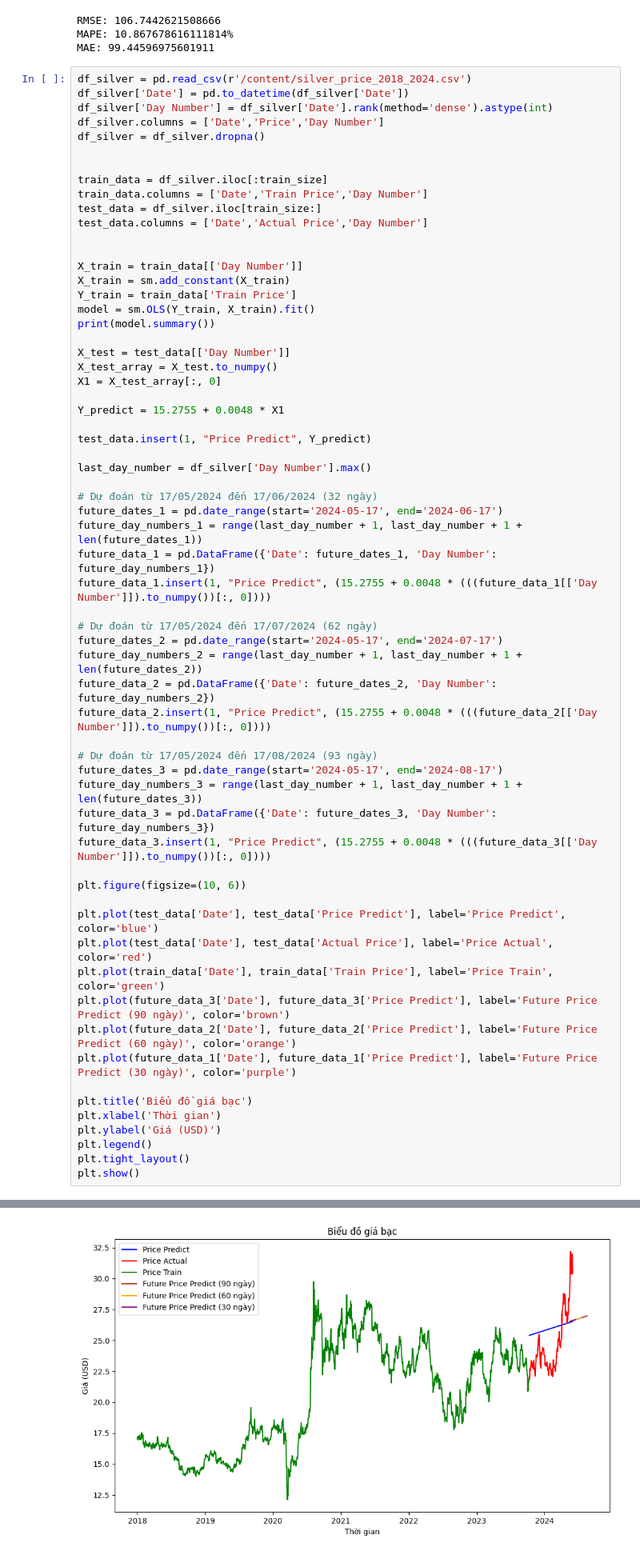
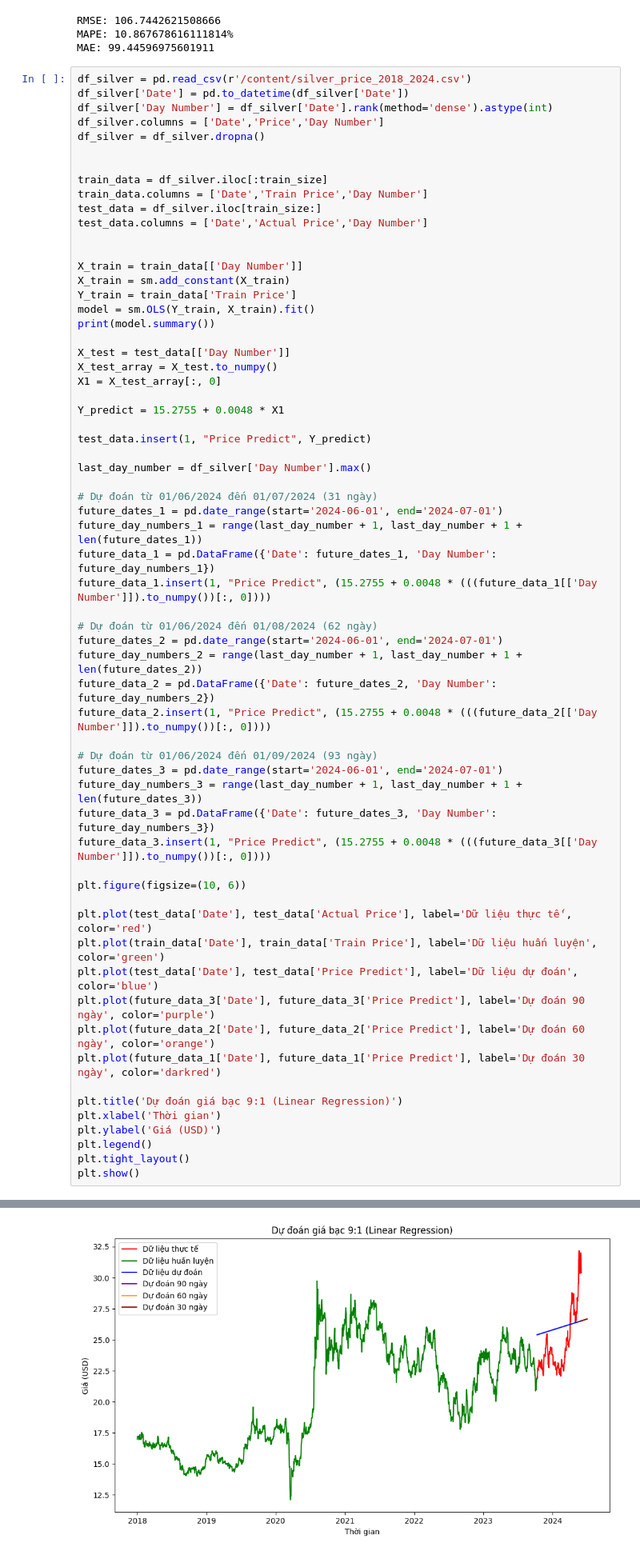
Before and after one commit to Kt7mmm/IS403_O21_06, a Jupyter notebook: Model/Team06_LinearRegression.ipynb, the cells around one changed output, grey strips where cells are left out. Shown at 80% size. Drawn from its saved outputs; the diff is of its cells as text.

Commit message:
Update model Linear Regression and TBATS

```diff
--- a/Model/Team06_LinearRegression.ipynb
+++ b/Model/Team06_LinearRegression.ipynb
@@ -943,34 +944,34 @@ test_data.insert(1, "Price Predict", Y_predict)
 
 last_day_number = df_silver['Day Number'].max()
 
-# Dự đoán từ 17/05/2024 đến 17/06/2024 (32 ngày)
-future_dates_1 = pd.date_range(start='2024-05-17', end='2024-06-17')
+# Dự đoán từ 01/06/2024 đến 01/07/2024 (31 ngày)
+future_dates_1 = pd.date_range(start='2024-06-01', end='2024-07-01')
 future_day_numbers_1 = range(last_day_number + 1, last_day_number + 1 + len(future_dates_1))
 future_data_1 = pd.DataFrame({'Date': future_dates_1, 'Day Number': future_day_numbers_1})
 future_data_1.insert(1, "Price Predict", (15.2755 + 0.0048 * (((future_data_1[['Day Number']]).to_numpy())[:, 0])))
 
-# Dự đoán từ 17/05/2024 đến 17/07/2024 (62 ngày)
-future_dates_2 = pd.date_range(start='2024-05-17', end='2024-07-17')
+# Dự đoán từ 01/06/2024 đến 01/08/2024 (62 ngày)
+future_dates_2 = pd.date_range(start='2024-06-01', end='2024-07-01')
 future_day_numbers_2 = range(last_day_number + 1, last_day_number + 1 + len(future_dates_2))
 future_data_2 = pd.DataFrame({'Date': future_dates_2, 'Day Number': future_day_numbers_2})
 future_data_2.insert(1, "Price Predict", (15.2755 + 0.0048 * (((future_data_2[['Day Number']]).to_numpy())[:, 0])))
 
-# Dự đoán từ 17/05/2024 đến 17/08/2024 (93 ngày)
-future_dates_3 = pd.date_range(start='2024-05-17', end='2024-08-17')
+# Dự đoán từ 01/06/2024 đến 01/09/2024 (93 ngày)
+future_dates_3 = pd.date_range(start='2024-06-01', end='2024-07-01')
 future_day_numbers_3 = range(last_day_number + 1, last_day_number + 1 + len(future_dates_3))
 future_data_3 = pd.DataFrame({'Date': future_dates_3, 'Day Number': future_day_numbers_3})
 future_data_3.insert(1, "Price Predict", (15.2755 + 0.0048 * (((future_data_3[['Day Number']]).to_numpy())[:, 0])))
 
 plt.figure(figsize=(10, 6))
 
-plt.plot(test_data['Date'], test_data['Price Predict'], label='Price Predict', color='blue')
-plt.plot(test_data['Date'], test_data['Actual Price'], label='Price Actual', color='red')
-plt.plot(train_data['Date'], train_data['Train Price'], label='Price Train', color='green')
-plt.plot(future_data_3['Date'], future_data_3['Price Predict'], label='Future Price Predict (90 ngày)', color='brown')
-plt.plot(future_data_2['Date'], future_data_2['Price Predict'], label='Future Price Predict (60 ngày)', color='orange')
-plt.plot(future_data_1['Date'], future_data_1['Price Predict'], label='Future Price Predict (30 ngày)', color='purple')
+plt.plot(test_data['Date'], test_data['Actual Price'], label='Dữ liệu thực tế', color='red')
+plt.plot(train_data['Date'], train_data['Train Price'], label='Dữ liệu huấn luyện', color='green')
+plt.plot(test_data['Date'], test_data['Price Predict'], label='Dữ liệu dự đoán', color='blue')
+plt.plot(future_data_3['Date'], future_data_3['Price Predict'], label='Dự đoán 90 ngày', color='purple')
+plt.plot(future_data_2['Date'], future_data_2['Price Predict'], label='Dự đoán 60 ngày', color='orange')
+plt.plot(future_data_1['Date'], future_data_1['Price Predict'], label='Dự đoán 30 ngày', color='darkred')
 
-plt.title('Biểu đồ giá bạc')
+plt.title('Dự đoán giá bạc 9:1 (Linear Regression)')
 plt.xlabel('Thời gian')
 plt.ylabel('Giá (USD)')
 plt.legend()
@@ -987,14 +988,14 @@ Time:                        16:06:15   Log-Likelihood:                -5317.6
 No. Observations:                2109   AIC:                         1.064e+04
 Df Residuals:                    2107   BIC:                         1.065e+04
 Df Model:                           1
 Covariance Type:            nonrobust
 ==============================================================================
 ... (11 lines left out)
 Notes:
 [1] Standard Errors assume that the covariance matrix of the errors is correctly specified.
 [2] The condition number is large, 2.44e+03. This might indicate that there are
 strong multicollinearity or other numerical problems.
-[figure, old version]
+[figure, new version]
 # %%
 # Đánh giá mô hình với dữ liệu giá bạc
 actual_silver = test_data['Actual Price'].values
```
Also changed, not shown: parts of 15 cells of this notebook, 1 other file.
